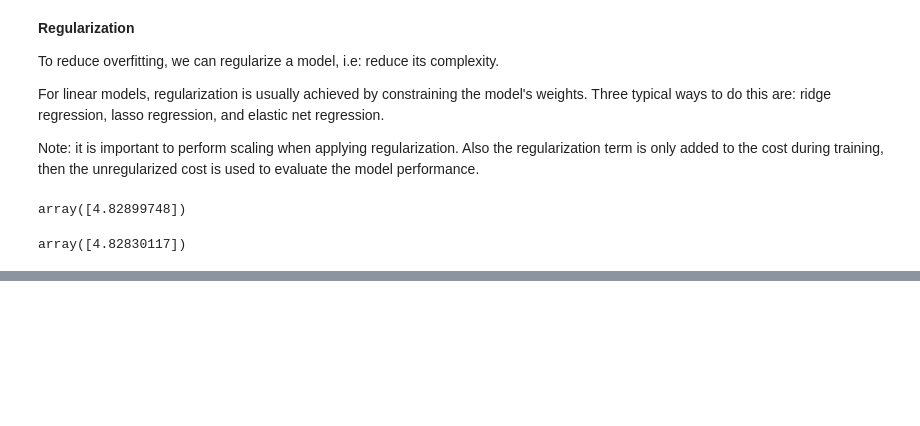
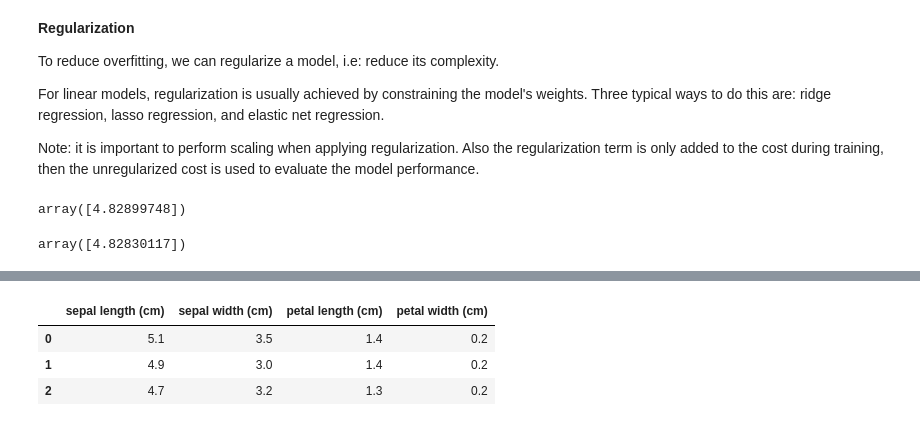
Before and after one commit to salamhha/handson-ml3, a Jupyter notebook: practice/Chapter04.ipynb, the cells around one changed output, grey strips where cells are left out. Saved outputs shown, nothing was run; the diff lists cells and outputs as text; code cells hidden in the pictures; blank space fills up the shorter version.

```diff
--- a/practice/Chapter04.ipynb
+++ b/practice/Chapter04.ipynb
@@ -205,0 +262,7 @@ array([4.82830117])
+# %%
+iris.data.head(3)
+# %% [output]
+|  | sepal length (cm) | sepal width (cm) | petal length (cm) | petal width (cm) |
+| 0 | 5.1 | 3.5 | 1.4 | 0.2 |
+| 1 | 4.9 | 3.0 | 1.4 | 0.2 |
+| 2 | 4.7 | 3.2 | 1.3 | 0.2 |
```
Also changed, not shown: parts of 13 cells of this notebook.
